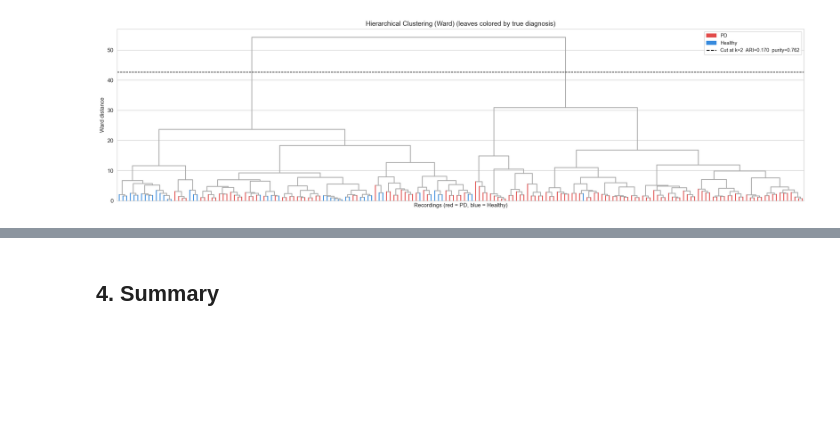
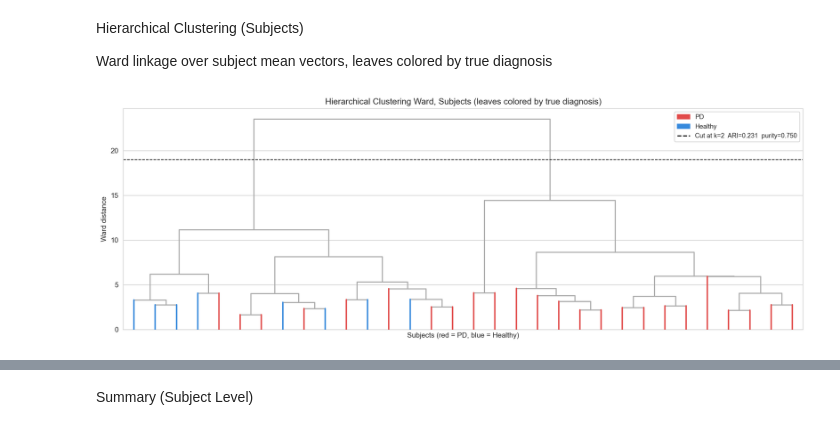
Before and after one commit to nataliia-stempkovska/FoDS-Parkinson-Disease-Dataset, a Jupyter notebook: models/unsupervised-ml/clustering_analysis.ipynb, the cells around one changed output, grey strips where cells are left out. Cells and saved outputs as stored; diff of their text form; code cells hidden in the pictures; blank space fills up the shorter version.

```diff
--- a/models/unsupervised-ml/clustering_analysis.ipynb
+++ b/models/unsupervised-ml/clustering_analysis.ipynb
@@ -365,72 +308,66 @@ hierarchy separates PD from healthy.
+# %% [markdown]
+Hierarchical Clustering (Subjects)
+
+Ward linkage over subject mean vectors, leaves colored by true diagnosis
 # %%
-Z = linkage(X_scaled, method='ward')
+Z_subj = linkage(X_scaled_subj, method='ward')
 
-# Leaf colors by true status
-leaf_colors = {i: (PALETTE["PD"] if y_true[i] == 1 else PALETTE["Healthy"])
-               for i in range(len(y_true))}
+leaf_colors_subj = {i: (PALETTE["PD"] if y_true_grouped[i] == 1 else PALETTE["Healthy"])
+                    for i in range(len(y_true_grouped))}
 
-fig, ax = plt.subplots(figsize=(18, 5))
-dn = dendrogram(
-    Z,
+fig, ax = plt.subplots(figsize=(14, 5))
+dn_subj = dendrogram(
+    Z_subj,
     ax=ax,
     link_color_func=lambda k: '#aaaaaa',
     leaf_rotation=90,
-    leaf_font_size=4,
+    leaf_font_size=7,
     no_labels=True,
 )
 
-# Overlay colored stems at each leaf: dcoord[0]==0 means left child is a leaf,
-# dcoord[3]==0 means right child is a leaf; the stem goes from 0 to the merge height.
-leaf_stem_map = {}  # x-position -> stem height
-for icoord, dcoord in zip(dn['icoord'], dn['dcoord']):
+leaf_stem_map = {}
+for icoord, dcoord in zip(dn_subj['icoord'], dn_subj['dcoord']):
     if dcoord[0] == 0:
         leaf_stem_map[icoord[0]] = dcoord[1]
     if dcoord[3] == 0:
         leaf_stem_map[icoord[3]] = dcoord[2]
 
 for pos, x in enumerate(sorted(leaf_stem_map)):
-    leaf_idx = dn['leaves'][pos]
+    leaf_idx = dn_subj['leaves'][pos]
     ax.plot([x, x], [0, leaf_stem_map[x]],
-            color=leaf_colors[leaf_idx], linewidth=1.5, zorder=5)
+            color=leaf_colors_subj[leaf_idx], linewidth=2.0, zorder=5)
 
-# Color leaf tick-marks by status
-xlabels = ax.get_xmajorticklabels()
-leaf_order = dn['leaves']
-for tick, leaf_idx in zip(xlabels, leaf_order):
-    tick.set_color(leaf_colors[leaf_idx])
+# Hierarchical k=2 metrics
+hc2_subj    = AgglomerativeClustering(n_clusters=2, linkage='ward')
+hc_labels_subj = hc2_subj.fit_predict(X_scaled_subj)
+hc_ari_subj    = adjusted_rand_score(y_true_grouped, hc_labels_subj)
+hc_purity_subj = cluster_purity(y_true_grouped, hc_labels_subj)
 
-# Cut at k=2 — horizontal line
-hc2 = AgglomerativeClustering(n_clusters=2, linkage='ward')
-hc_labels = hc2.fit_predict(X_scaled)
-hc_ari = adjusted_rand_score(y_true, hc_labels)
-hc_purity = cluster_purity(y_true, hc_labels)
-
-cut_height = (Z[-1, 2] + Z[-2, 2]) / 2
+cut_height = (Z_subj[-1, 2] + Z_subj[-2, 2]) / 2
 ax.axhline(cut_height, color='black', linestyle='--', linewidth=1)
 
-pd_patch  = mpatches.Patch(color=PALETTE["PD"],      label='PD')
-he_patch  = mpatches.Patch(color=PALETTE["Healthy"], label='Healthy')
+pd_patch = mpatches.Patch(color=PALETTE["PD"],      label='PD')
+he_patch = mpatches.Patch(color=PALETTE["Healthy"], label='Healthy')
 ax.legend(handles=[pd_patch, he_patch,
                    plt.Line2D([0],[0], color='black', linestyle='--',
-                              label=f'Cut at k=2  ARI={hc_ari:.3f}  purity={hc_purity:.3f}')],
+                              label=f'Cut at k=2  ARI={hc_ari_subj:.3f}  purity={hc_purity_subj:.3f}')],
           fontsize=9, loc='upper right')
 
-ax.set_title('Hierarchical Clustering (Ward) (leaves colored by true diagnosis)', fontsize=12)
-ax.set_xlabel('Recordings (red = PD, blue = Healthy)', fontsize=10)
+ax.set_title('Hierarchical Clustering Ward, Subjects (leaves colored by true diagnosis)', fontsize=12)
+ax.set_xlabel('Subjects (red = PD, blue = Healthy)', fontsize=10)
 ax.set_ylabel('Ward distance', fontsize=10)
 
 plt.tight_layout()
-plt.savefig('outputs/clustering_dendrogram.png', dpi=200, bbox_inches='tight')
+plt.savefig('outputs/clustering_dendrogram_subject.png', dpi=200, bbox_inches='tight')
 plt.show()
 
-print(f'Hierarchical clustering (Ward, k=2):')
-print(f'  ARI     : {hc_ari:.3f}')
-print(f'  Purity  : {hc_purity:.3f}')
-print()
+print(f'Hierarchical (Ward, k=2, subject level)')
+print(f'  ARI    : {hc_ari_subj:.3f}')
+print(f'  Purity : {hc_purity_subj:.3f}')
 for c in [0, 1]:
-    mask = hc_labels == c
-    n_pd = (y_true[mask] == 1).sum()
-    n_he = (y_true[mask] == 0).sum()
-    print(f'  Cluster {c}: {mask.sum()} recordings, PD={n_pd}, Healthy={n_he}')
+    mask = hc_labels_subj == c
+    n_pd = (y_true_grouped[mask] == 1).sum()
+    n_he = (y_true_grouped[mask] == 0).sum()
+    print(f'  Cluster {c}: {mask.sum()} subjects, PD={n_pd}, Healthy={n_he}')
 # %% [output]
-[figure, old version]
+[figure, new version]
@@ -443,3 +379,3 @@ Hierarchical clustering (Ward, k=2):
-# %% [markdown]
-## 4. Summary
+# %% [markdown]
+Summary (Subject Level)
 # %%
```
Also changed, not shown: parts of 18 cells of this notebook, 4 other files.
